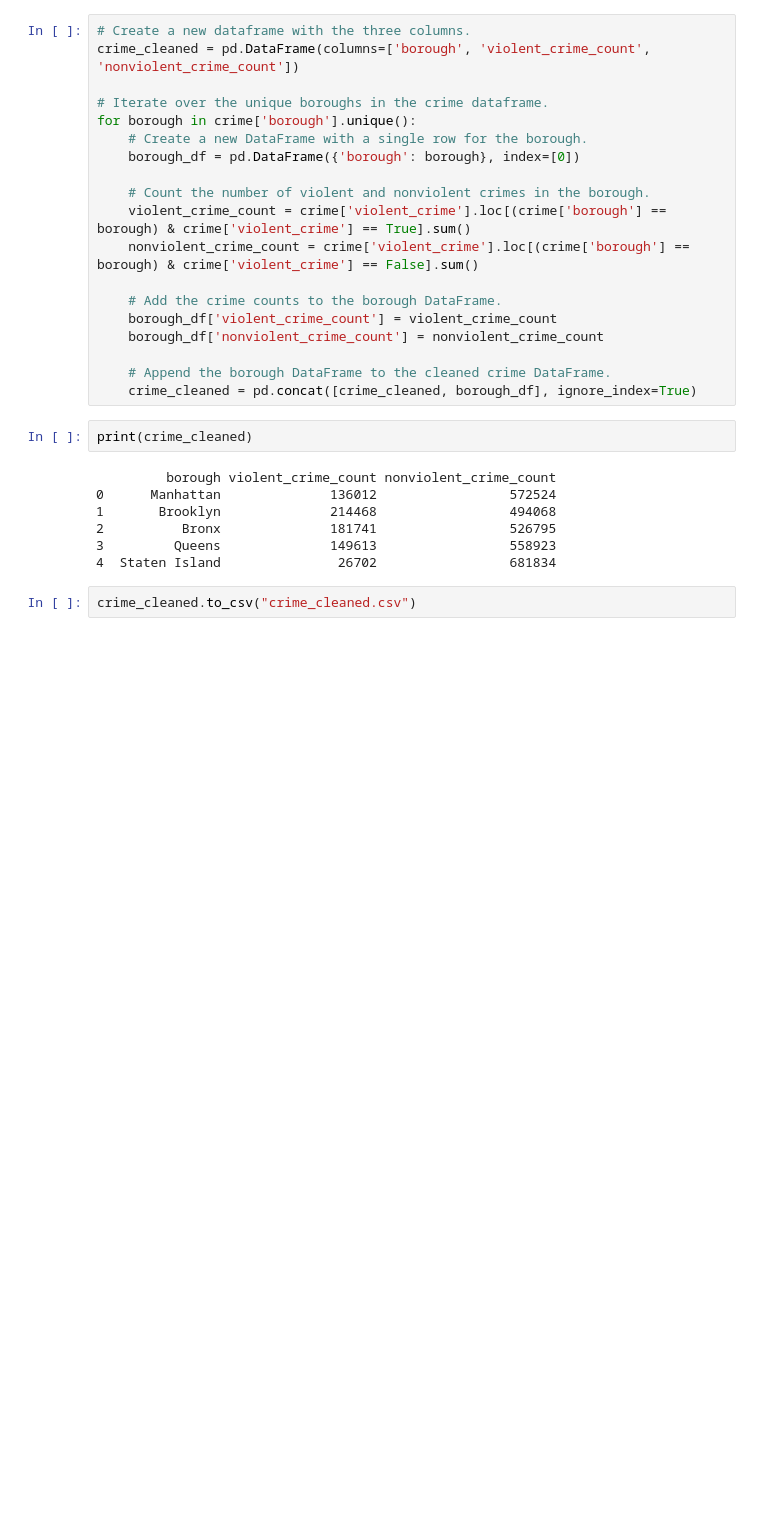
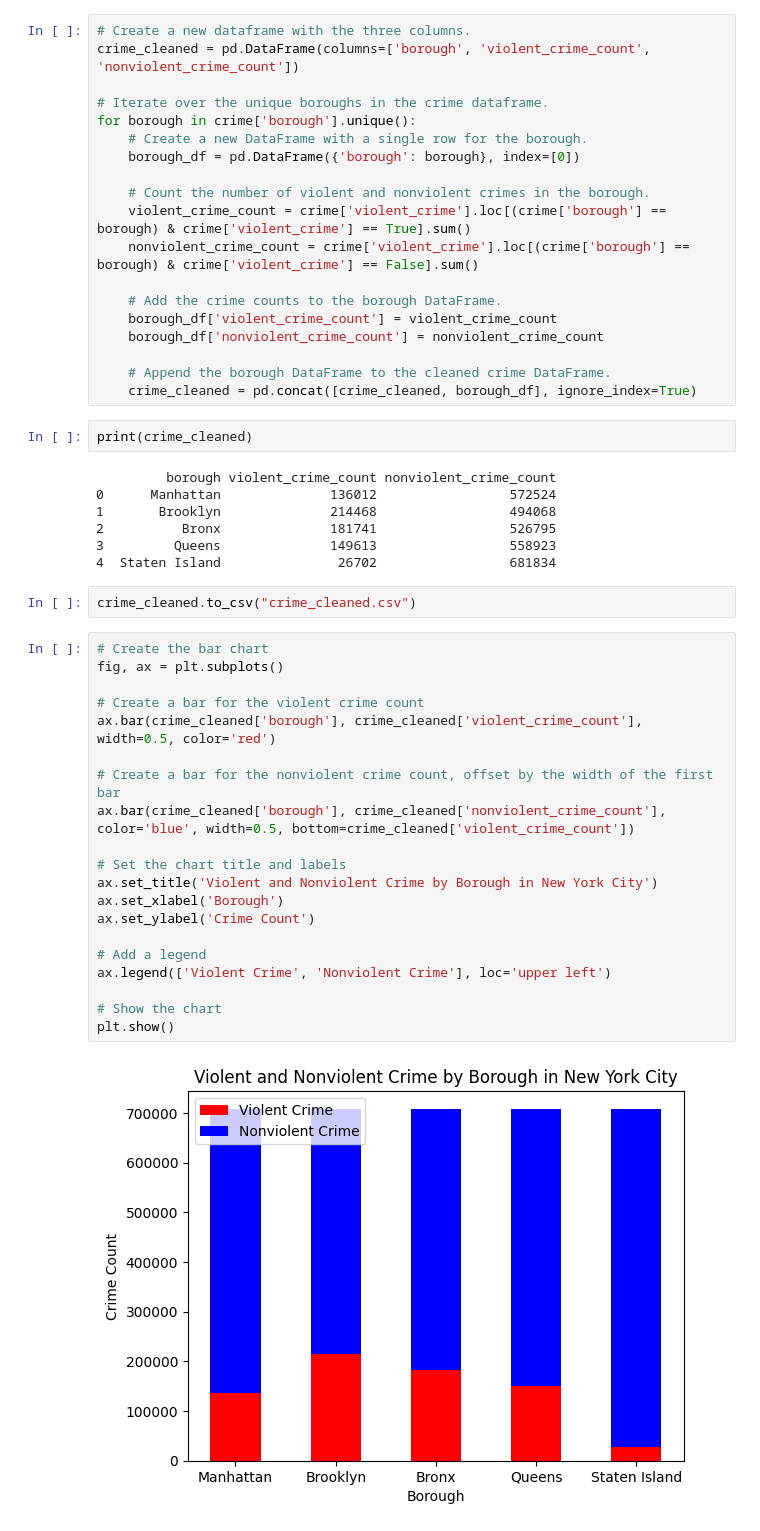
Before and after one commit to harishasan001/cs490capstone, a Jupyter notebook: crime data cleaning.ipynb, the cells around one changed output. Saved outputs shown, nothing was run; the diff lists cells and outputs as text; blank space fills up the shorter version.

```diff
--- a/crime data cleaning.ipynb
+++ b/crime data cleaning.ipynb
@@ -90,3 +91,25 @@ print(crime_cleaned)
 4  Staten Island               26702                 681834
 # %%
 crime_cleaned.to_csv("crime_cleaned.csv")
+# %%
+# Create the bar chart
+fig, ax = plt.subplots()
+
+# Create a bar for the violent crime count
+ax.bar(crime_cleaned['borough'], crime_cleaned['violent_crime_count'], width=0.5, color='red')
+
+# Create a bar for the nonviolent crime count, offset by the width of the first bar
+ax.bar(crime_cleaned['borough'], crime_cleaned['nonviolent_crime_count'], color='blue', width=0.5, bottom=crime_cleaned['violent_crime_count'])
+
+# Set the chart title and labels
+ax.set_title('Violent and Nonviolent Crime by Borough in New York City')
+ax.set_xlabel('Borough')
+ax.set_ylabel('Crime Count')
+
+# Add a legend
+ax.legend(['Violent Crime', 'Nonviolent Crime'], loc='upper left')
+
+# Show the chart
+plt.show()
+# %% [output]
+[figure, added]
```
Also changed, not shown: parts of 1 cell of this notebook, 2 other files.
